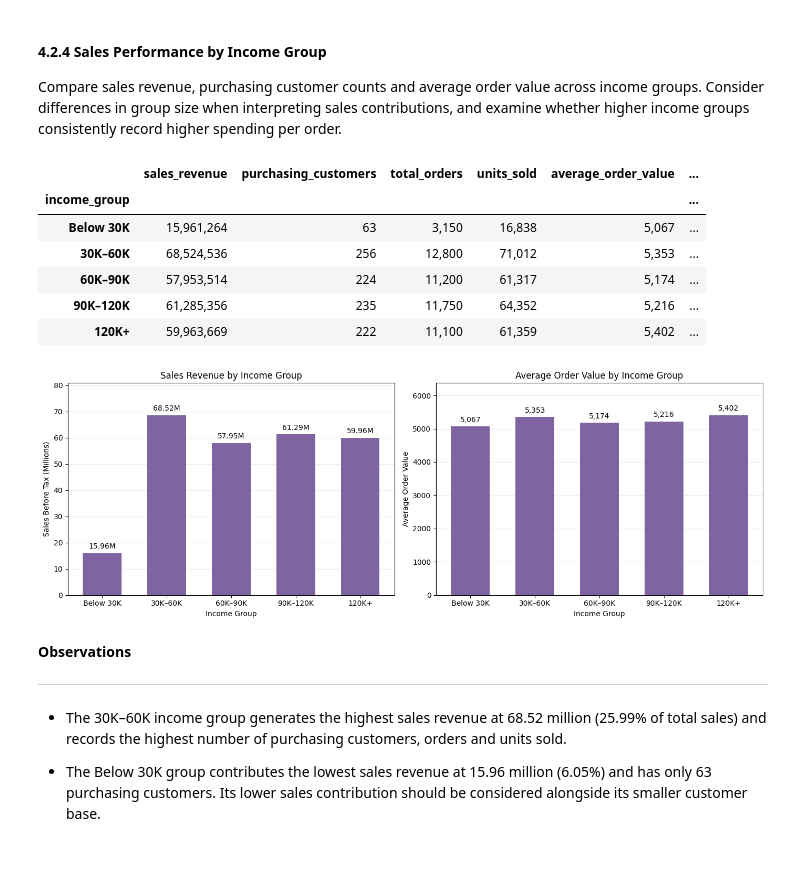
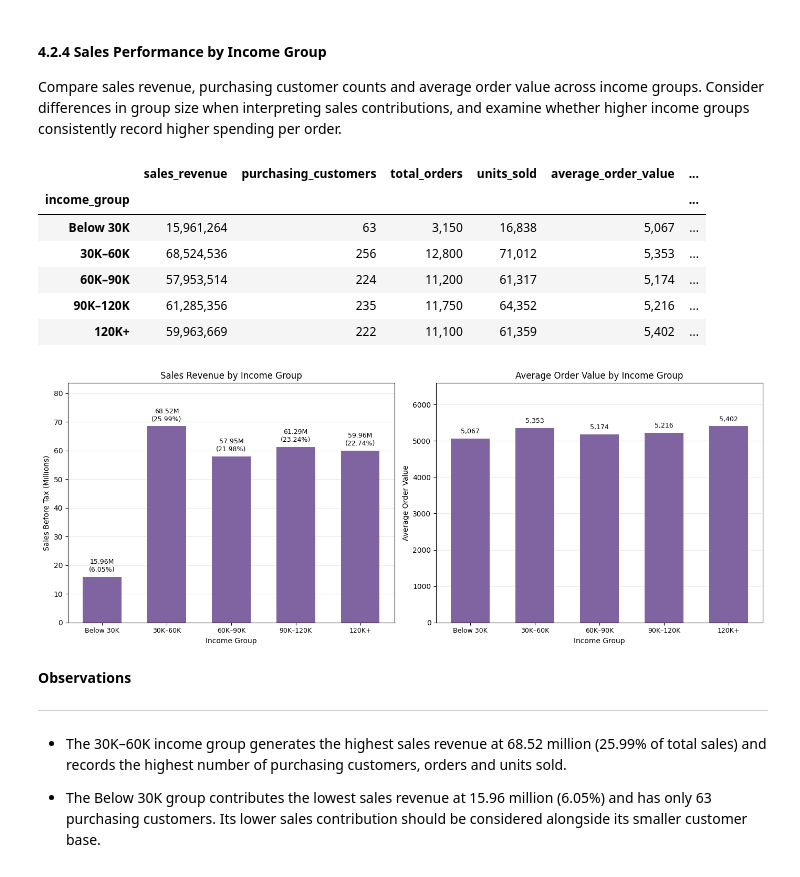
Before and after one commit to michellefengym-glitch/Market-Analysis, a Jupyter notebook: Capstone_Market_Analysis.ipynb, the cells around one changed output. Drawn from its saved outputs; the diff is of its cells as text; code cells hidden in the pictures.

```diff
--- a/Capstone_Market_Analysis.ipynb
+++ b/Capstone_Market_Analysis.ipynb
@@ -1670,7 +1709,7 @@ income_formats["sales_share_pct"] = "{:.2f}%"
 display(income_summary.style.format(income_formats))
 
 # Plot sales revenue and average order value
-fig, axes = plt.subplots(1, 2, figsize=(14, 5))
+fig, axes = plt.subplots(1, 2, figsize=(14, 5.5))
 
 metrics = [
     (
@@ -1687,42 +1726,58 @@ metrics = [
     )
 ]
 
 for ax, (column, title, ylabel, divisor) in zip(axes, metrics):
     values = income_summary[column] / divisor
 
     bars = ax.bar(
         income_summary.index.astype(str),
         values,
         color="#8064A2",
         width=0.6
     )
 
-    labels = [
-        f"{value:.2f}M" if divisor == 1_000_000
-        else f"{value:,.0f}"
-        for value in values
-    ]
+    # Add sales revenue and percentage labels
+    if column == "sales_revenue":
+        labels = [
+            f"{value:.2f}M\n({pct:.2f}%)"
+            for value, pct in zip(
+                values,
+                income_summary["sales_share_pct"]
+            )
+        ]
+    else:
+        labels = [
+            f"{value:,.0f}"
+            for value in values
+        ]
 
-    ax.bar_label(bars, labels=labels, padding=4)
+    ax.bar_label(
+        bars,
+        labels=labels,
+        padding=5,
+        fontsize=9,
+        fontweight="medium"
+    )
+
     ax.set_title(title)
     ax.set_xlabel("Income Group")
     ax.set_ylabel(ylabel)
-    ax.set_ylim(0, values.max() * 1.18)
-    ax.tick_params(axis="x")
+    ax.set_ylim(0, values.max() * 1.22)
+    ax.tick_params(axis="x", labelsize=9)
     ax.grid(axis="y", alpha=0.25)
     ax.set_axisbelow(True)
 
 plt.tight_layout()
 plt.show()
 # %% [output]
 |  | sales_revenue | purchasing_customers | total_orders | units_sold | average_order_value | ... |
 | income_group |  |  |  |  |  | ... |
 | Below 30K | 15,961,264 | 63 | 3,150 | 16,838 | 5,067 | ... |
 | 30K–60K | 68,524,536 | 256 | 12,800 | 71,012 | 5,353 | ... |
 | 60K–90K | 57,953,514 | 224 | 11,200 | 61,317 | 5,174 | ... |
 | 90K–120K | 61,285,356 | 235 | 11,750 | 64,352 | 5,216 | ... |
 | 120K+ | 59,963,669 | 222 | 11,100 | 61,359 | 5,402 | ... |
-[figure, old version]
+[figure, new version]
 # %% [markdown]
 **Observations**
 
```
Also changed, not shown: parts of 3 cells of this notebook.
